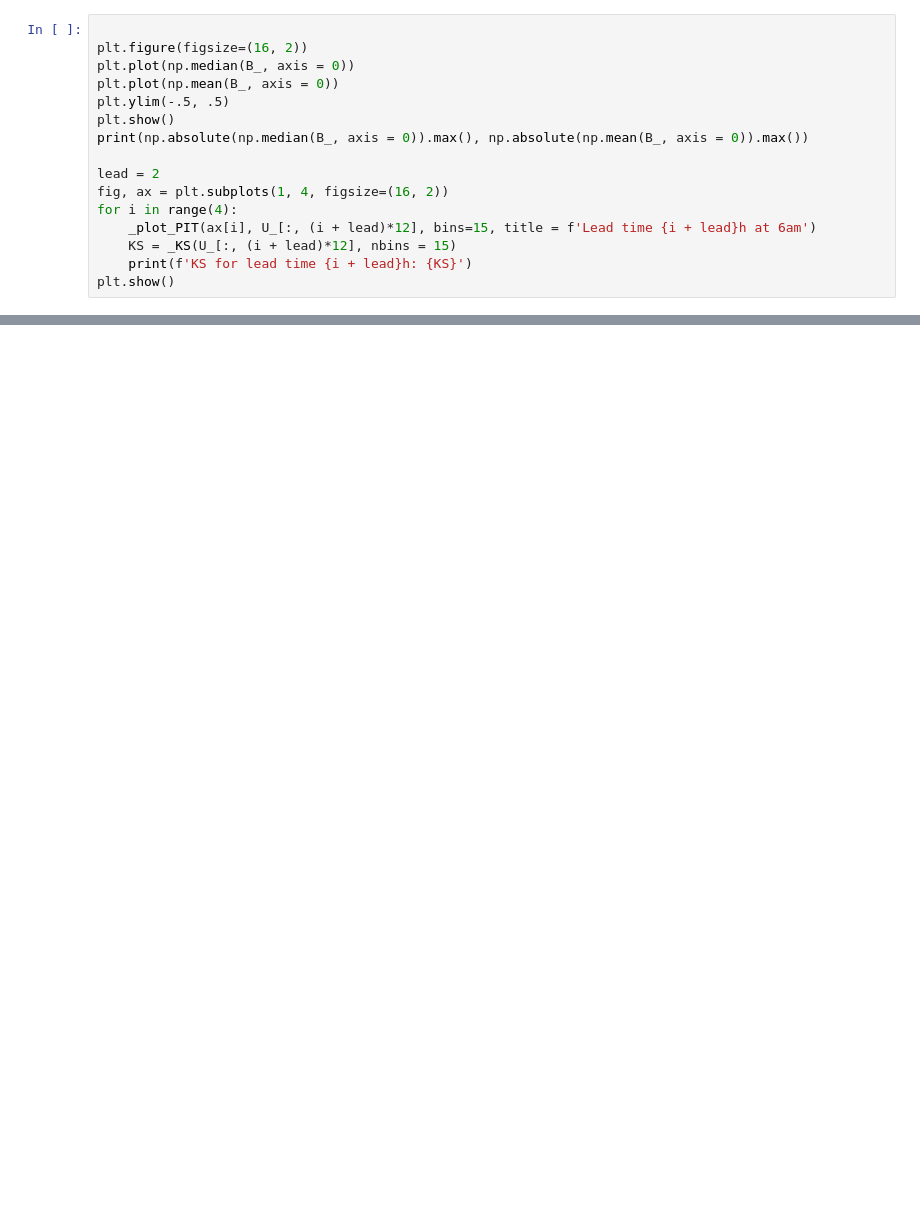
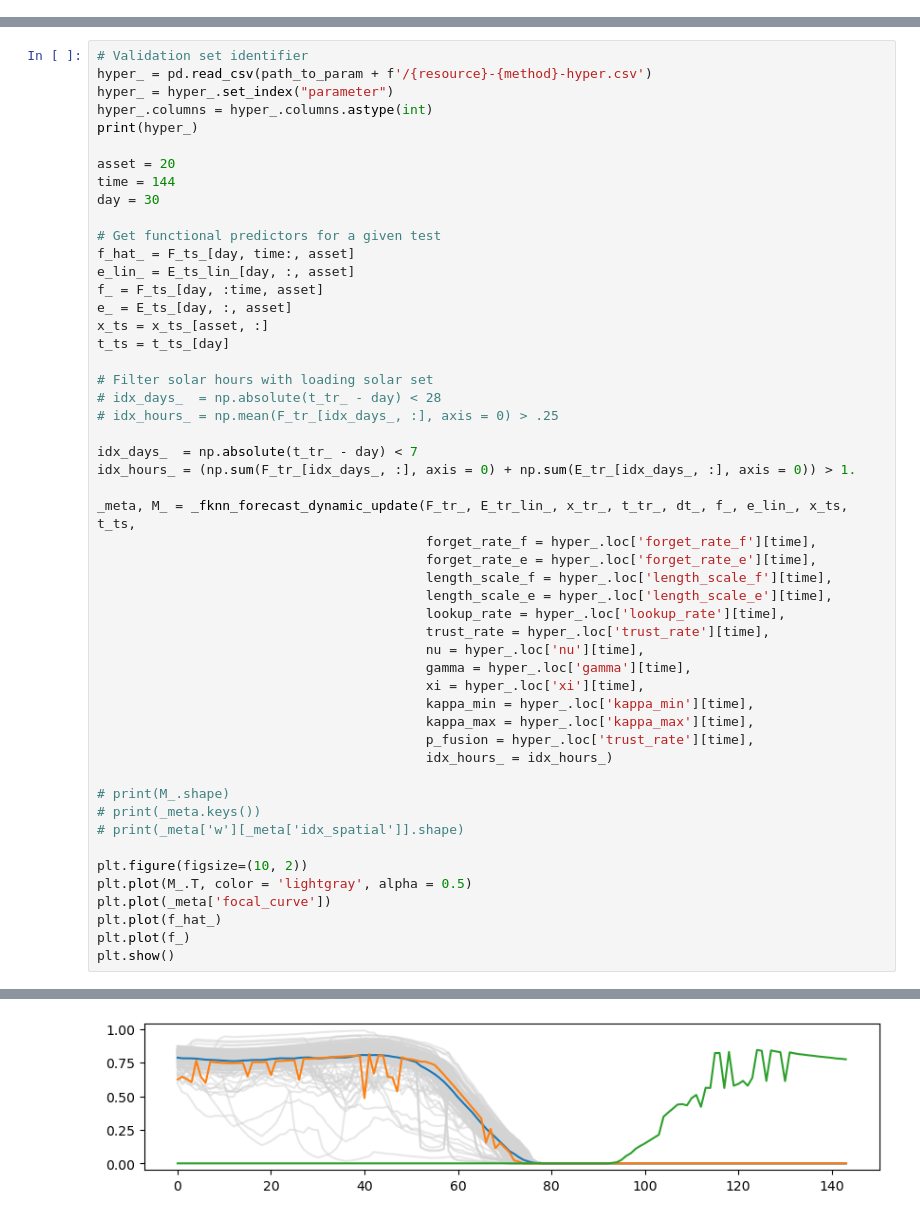
Before and after one commit to gterren/functional_forecast_dynamic_update, a Jupyter notebook: solar_bias_analysis.ipynb, the cells around one changed output, grey strips where cells are left out. Cells and saved outputs as stored; diff of their text form; blank space fills up the shorter version.

```diff
--- a/solar_bias_analysis.ipynb
+++ b/solar_bias_analysis.ipynb
@@ -544,16 +0,0 @@ KeyboardInterrupt:
-# %%
-
-plt.figure(figsize=(16, 2))
-plt.plot(np.median(B_, axis = 0))
-plt.plot(np.mean(B_, axis = 0))
-plt.ylim(-.5, .5)
-plt.show()
-print(np.absolute(np.median(B_, axis = 0)).max(), np.absolute(np.mean(B_, axis = 0)).max())
-
-lead = 2
-fig, ax = plt.subplots(1, 4, figsize=(16, 2))
-for i in range(4):
-    _plot_PIT(ax[i], U_[:, (i + lead)*12], bins=15, title = f'Lead time {i + lead}h at 6am')
-    KS = _KS(U_[:, (i + lead)*12], nbins = 15)
-    print(f'KS for lead time {i + lead}h: {KS}')
-plt.show()
@@ -927,0 +279,52 @@ KS for lead time 5h: 0.048622589531680416
+# %%
+# Validation set identifier
+hyper_ = pd.read_csv(path_to_param + f'/{resource}-{method}-hyper.csv')
+hyper_ = hyper_.set_index("parameter")
+hyper_.columns = hyper_.columns.astype(int)
+print(hyper_)
+
+asset = 20
+time = 144
+day = 30
+
+# Get functional predictors for a given test
+f_hat_ = F_ts_[day, time:, asset]
+e_lin_ = E_ts_lin_[day, :, asset]
+f_ = F_ts_[day, :time, asset]
+e_ = E_ts_[day, :, asset]
+x_ts = x_ts_[asset, :]
+t_ts = t_ts_[day]
+
+# Filter solar hours with loading solar set
+# idx_days_  = np.absolute(t_tr_ - day) < 28
+# idx_hours_ = np.mean(F_tr_[idx_days_, :], axis = 0) > .25
+
+idx_days_  = np.absolute(t_tr_ - day) < 7
+idx_hours_ = (np.sum(F_tr_[idx_days_, :], axis = 0) + np.sum(E_tr_[idx_days_, :], axis = 0)) > 1.
+
+_meta, M_ = _fknn_forecast_dynamic_update(F_tr_, E_tr_lin_, x_tr_, t_tr_, dt_, f_, e_lin_, x_ts, t_ts,
+                                          forget_rate_f = hyper_.loc['forget_rate_f'][time],
+                                          forget_rate_e = hyper_.loc['forget_rate_e'][time],
+                                          length_scale_f = hyper_.loc['length_scale_f'][time],
+                                          length_scale_e = hyper_.loc['length_scale_e'][time],
+                                          lookup_rate = hyper_.loc['lookup_rate'][time],
+                                          trust_rate = hyper_.loc['trust_rate'][time],
+                                          nu = hyper_.loc['nu'][time],
+                                          gamma = hyper_.loc['gamma'][time],
+                                          xi = hyper_.loc['xi'][time],
+                                          kappa_min = hyper_.loc['kappa_min'][time],
+                                          kappa_max = hyper_.loc['kappa_max'][time],
+                                          p_fusion = hyper_.loc['trust_rate'][time],
+                                          idx_hours_ = idx_hours_)
+
+# print(M_.shape)
+# print(_meta.keys())
+# print(_meta['w'][_meta['idx_spatial']].shape)
+
+plt.figure(figsize=(10, 2))
+plt.plot(M_.T, color = 'lightgray', alpha = 0.5)
+plt.plot(_meta['focal_curve'])
+plt.plot(f_hat_)
+plt.plot(f_)
+plt.show()
+# %% [output]
@@ -927,0 +345 @@ KS for lead time 5h: 0.048622589531680416
+[figure, added]
```
Also changed, not shown: parts of 36 cells of this notebook, 9 other files.
